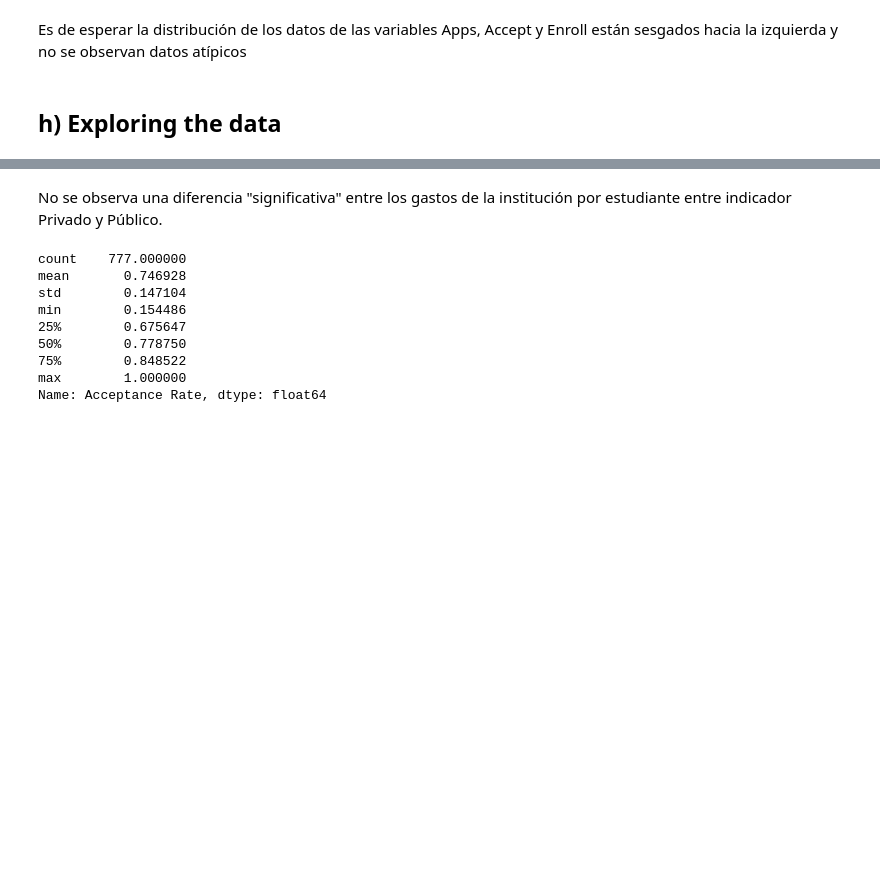
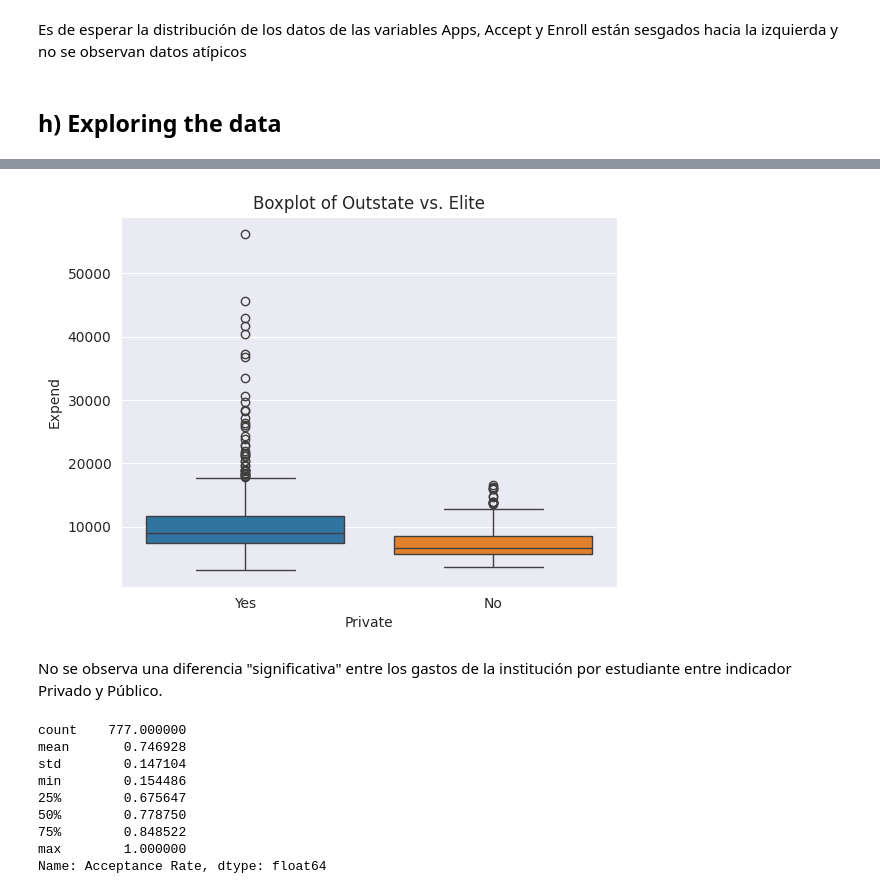
Before and after one commit to maestria-ds-eafit/Taller1_Estadistica, a Jupyter notebook: solucion_final.ipynb, the cells around one changed output, grey strips where cells are left out. Drawn from its saved outputs; the diff is of its cells as text; code cells hidden in the pictures; blank space fills up the shorter version.

Commit message:
Removes plotly

```diff
--- a/solucion_final.ipynb
+++ b/solucion_final.ipynb
@@ -1035,13 +978,11 @@ Es de esperar la distribución de los datos de las variables Apps, Accept y Enro
 # %% [markdown]
 ## h) Exploring the data
 # %%
-# Opción 2 usando plotly express
-fig = px.box(
-    college,
+sns.boxplot(
+    data=college,
     x="Private",
     y="Expend",
-    color="Private",
-    title="Boxplot of Outstate vs. Elite",
-)  # ,points=False)
-fig.show()
+    hue="Private",
+).set_title("Boxplot of Outstate vs. Elite")
+plt.show()
 # %% [output]
@@ -1049,3 +989,4 @@ fig.show()
+[figure, added]
 # %% [markdown]
 No se observa una diferencia "significativa" entre los gastos de la institución por estudiante entre indicador Privado y Público.
 # %%
```
Also changed, not shown: parts of 18 cells of this notebook, 2 other files.
